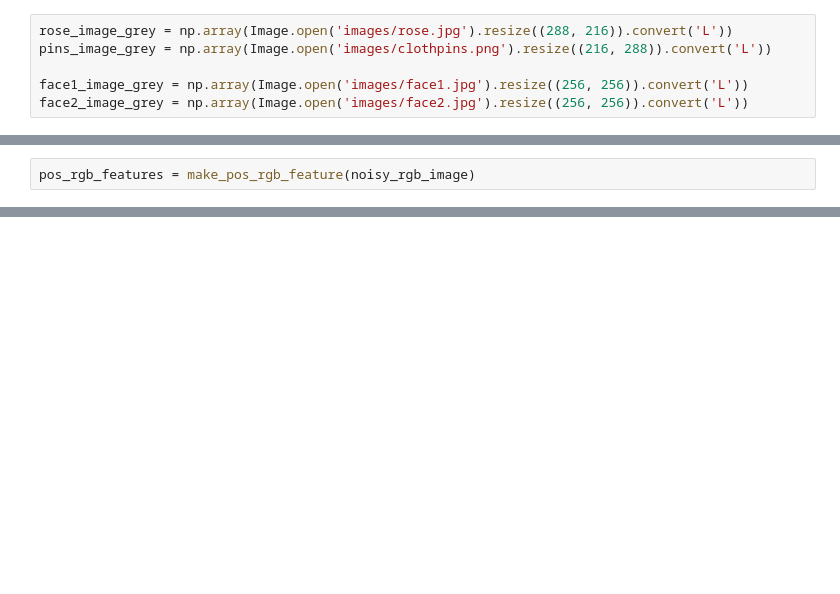
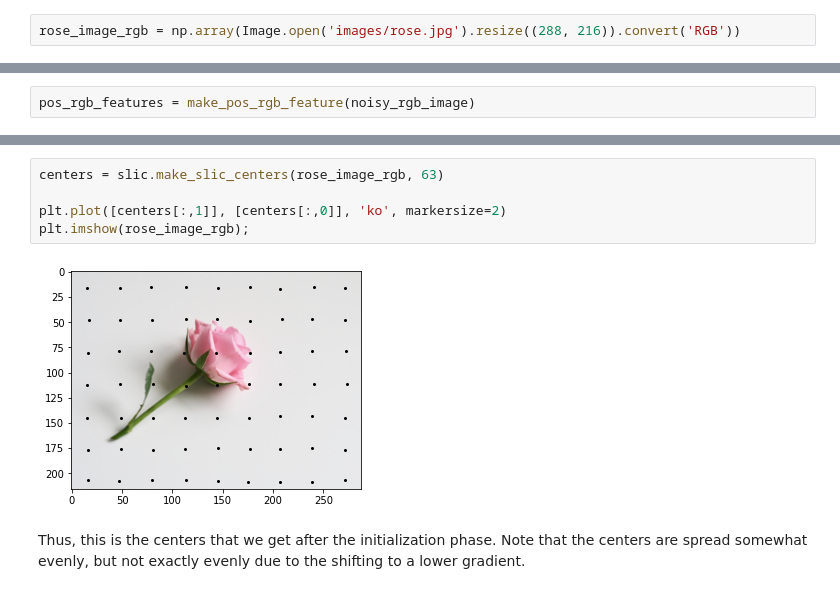
Before and after one commit to 0WN463/wellspring, a Jupyter notebook: computer-vision/segmentation.ipynb, the cells around one changed output, grey strips where cells are left out. Saved outputs shown, nothing was run; the diff lists cells and outputs as text; blank space fills up the shorter version.

```diff
--- a/computer-vision/segmentation.ipynb
+++ b/computer-vision/segmentation.ipynb
@@ -8,8 +8,4 @@ import numpy as np
 import matplotlib.pyplot as plt
 from PIL import Image
 # %%
-rose_image_grey = np.array(Image.open('images/rose.jpg').resize((288, 216)).convert('L'))
-pins_image_grey = np.array(Image.open('images/clothpins.png').resize((216, 288)).convert('L'))
-
-face1_image_grey = np.array(Image.open('images/face1.jpg').resize((256, 256)).convert('L'))
-face2_image_grey = np.array(Image.open('images/face2.jpg').resize((256, 256)).convert('L'))
+rose_image_rgb = np.array(Image.open('images/rose.jpg').resize((288, 216)).convert('RGB'))
@@ -338,0 +430,10 @@ plt.imshow(face1_image_grey)
+# %%
+centers = slic.make_slic_centers(rose_image_rgb, 63)
+
+plt.plot([centers[:,1]], [centers[:,0]], 'ko', markersize=2)
+plt.imshow(rose_image_rgb);
+# %% [output]
+[figure, added]
+# %% [markdown]
+Thus, this is the centers that we get after the initialization phase.
+Note that the centers are spread somewhat evenly, but not exactly evenly due to the shifting to a lower gradient.
```
Also changed, not shown: parts of 48 cells of this notebook, 5 other files.
